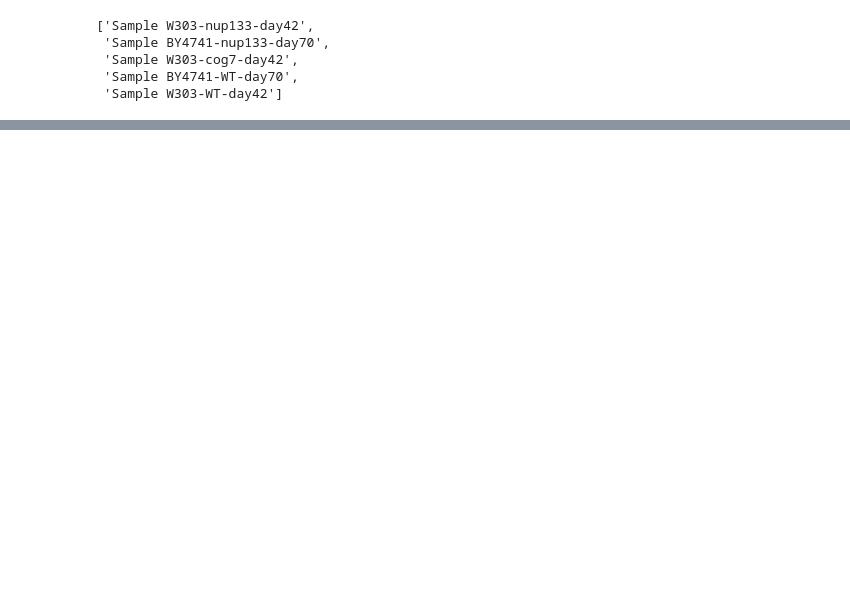
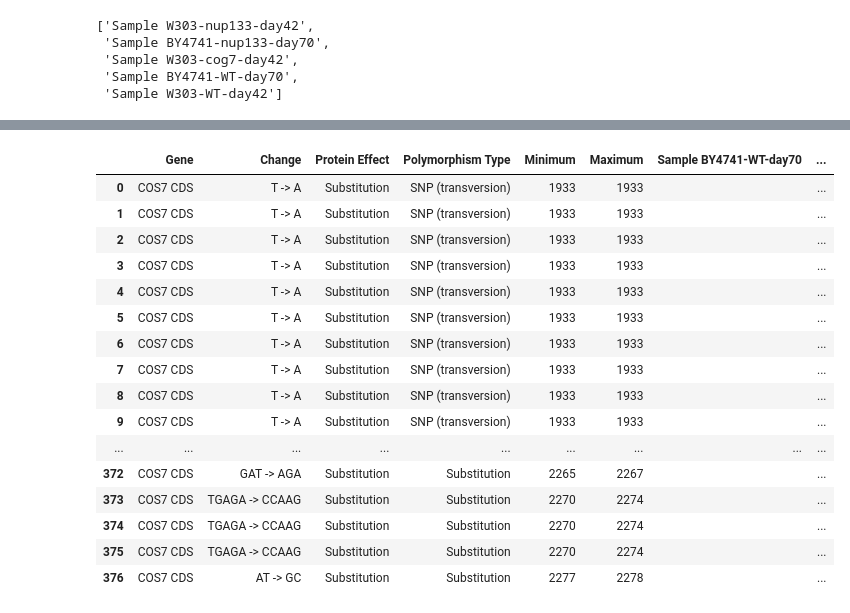
Before and after one commit to dizak/SNP_sheets_merge, a Jupyter notebook: SNPs-sheets_merge.ipynb, the cells around one changed output, grey strips where cells are left out. Saved outputs shown, nothing was run; the diff lists cells and outputs as text; code cells hidden in the pictures; blank space fills up the shorter version.

```diff
--- a/SNPs-sheets_merge.ipynb
+++ b/SNPs-sheets_merge.ipynb
@@ -509,3 +525,34 @@ df_m_small = df_m_ord[cols]
+# %%
+out_d = {}
+sample_names = [i for i in df_m_small.columns if "Sample" in i]
+for gene in df_m_small["Gene"].drop_duplicates():
+    sample_series_dict = {}
+    df_g = df_m_small[df_m_small["Gene"] == gene]
+    for sample in sample_names:
+        s_gs = df_g.groupby("Change").apply(lambda x: "-".join(set(x[sample].dropna().drop_duplicates())))
+        sample_series_dict[sample] = s_gs
+    df_gs = pd.DataFrame(sample_series_dict)
+    out_d[gene] = pd.merge(left=df_g.drop(sample_names, axis=1), right=df_gs, left_on="Change", right_index=True)
+# %%
+out_d["COS7 CDS"]
+# %% [output]
+|  | Gene | Change | Protein Effect | Polymorphism Type | Minimum | Maximum | Sample BY4741-WT-day70 | ... |
+| 0 | COS7 CDS | T -> A | Substitution | SNP (transversion) | 1933 | 1933 |  | ... |
+| 1 | COS7 CDS | T -> A | Substitution | SNP (transversion) | 1933 | 1933 |  | ... |
+| 2 | COS7 CDS | T -> A | Substitution | SNP (transversion) | 1933 | 1933 |  | ... |
+| 3 | COS7 CDS | T -> A | Substitution | SNP (transversion) | 1933 | 1933 |  | ... |
+| 4 | COS7 CDS | T -> A | Substitution | SNP (transversion) | 1933 | 1933 |  | ... |
+| 5 | COS7 CDS | T -> A | Substitution | SNP (transversion) | 1933 | 1933 |  | ... |
+| 6 | COS7 CDS | T -> A | Substitution | SNP (transversion) | 1933 | 1933 |  | ... |
+| 7 | COS7 CDS | T -> A | Substitution | SNP (transversion) | 1933 | 1933 |  | ... |
+| 8 | COS7 CDS | T -> A | Substitution | SNP (transversion) | 1933 | 1933 |  | ... |
+| 9 | COS7 CDS | T -> A | Substitution | SNP (transversion) | 1933 | 1933 |  | ... |
+| ... | ... | ... | ... | ... | ... | ... | ... | ... |
+| 372 | COS7 CDS | GAT -> AGA | Substitution | Substitution | 2265 | 2267 |  | ... |
+| 373 | COS7 CDS | TGAGA -> CCAAG | Substitution | Substitution | 2270 | 2274 |  | ... |
+| 374 | COS7 CDS | TGAGA -> CCAAG | Substitution | Substitution | 2270 | 2274 |  | ... |
+| 375 | COS7 CDS | TGAGA -> CCAAG | Substitution | Substitution | 2270 | 2274 |  | ... |
+| 376 | COS7 CDS | AT -> GC | Substitution | Substitution | 2277 | 2278 |  | ... |
 # %%
 df_m_small_cos = df_m_small[df_m_small.Gene == "COS7 CDS"]
 # %%
```
Also changed, not shown: parts of 8 cells of this notebook.
